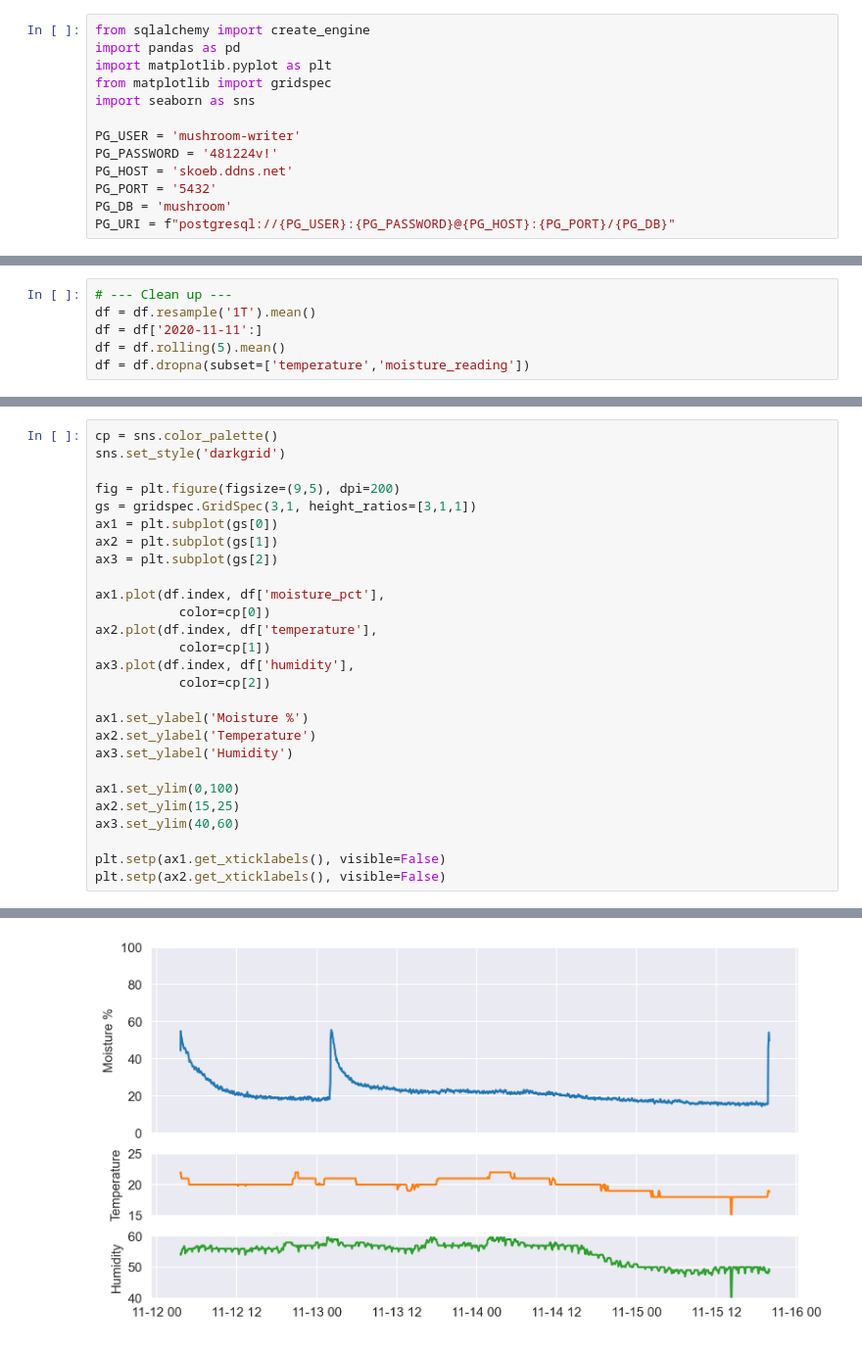
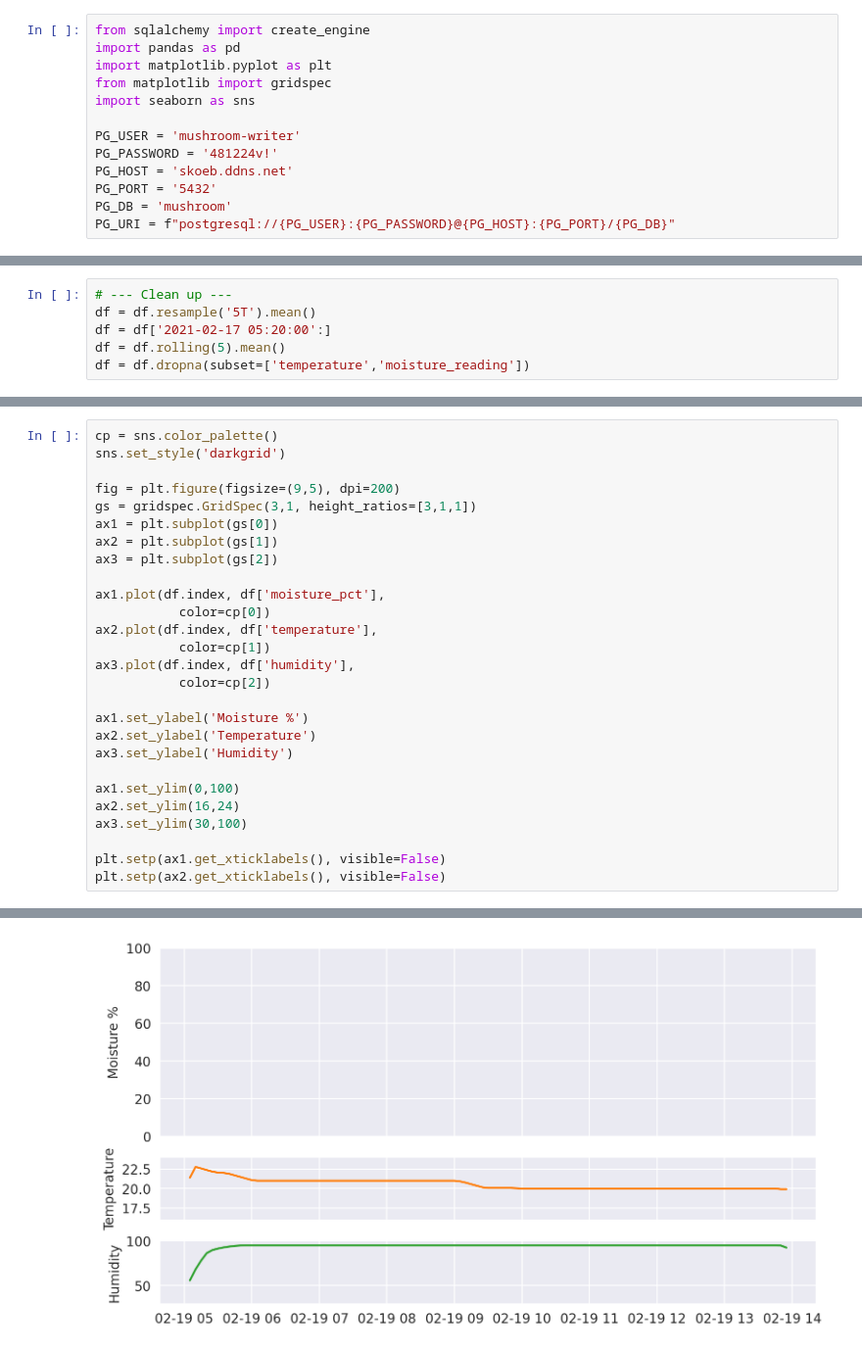
Before and after one commit to skoeb/mushrooms, a Jupyter notebook: dataviewer.ipynb, the cells around one changed output, grey strips where cells are left out. Shown: that part at 98% size. Cells and saved outputs as stored; diff of their text form.

```diff
--- a/dataviewer.ipynb
+++ b/dataviewer.ipynb
@@ -33,6 +33,6 @@ df.head()
 # %%
 # --- Clean up ---
-df = df.resample('1T').mean()
-df = df['2020-11-11':]
+df = df.resample('5T').mean()
+df = df['2021-02-17 05:20:00':]
 df = df.rolling(5).mean()
 df = df.dropna(subset=['temperature','moisture_reading'])
@@ -58,8 +75,8 @@ ax2.set_ylabel('Temperature')
 ax3.set_ylabel('Humidity')
 
 ax1.set_ylim(0,100)
-ax2.set_ylim(15,25)
-ax3.set_ylim(40,60)
+ax2.set_ylim(16,24)
+ax3.set_ylim(30,100)
 
 plt.setp(ax1.get_xticklabels(), visible=False)
 plt.setp(ax2.get_xticklabels(), visible=False)
@@ -84,2 +103,2 @@ plt.setp(ax2.get_xticklabels(), visible=False)
  None]
-[figure, old version]
+[figure, new version]
```
Also changed, not shown: parts of 3 cells of this notebook, 4 other files.
